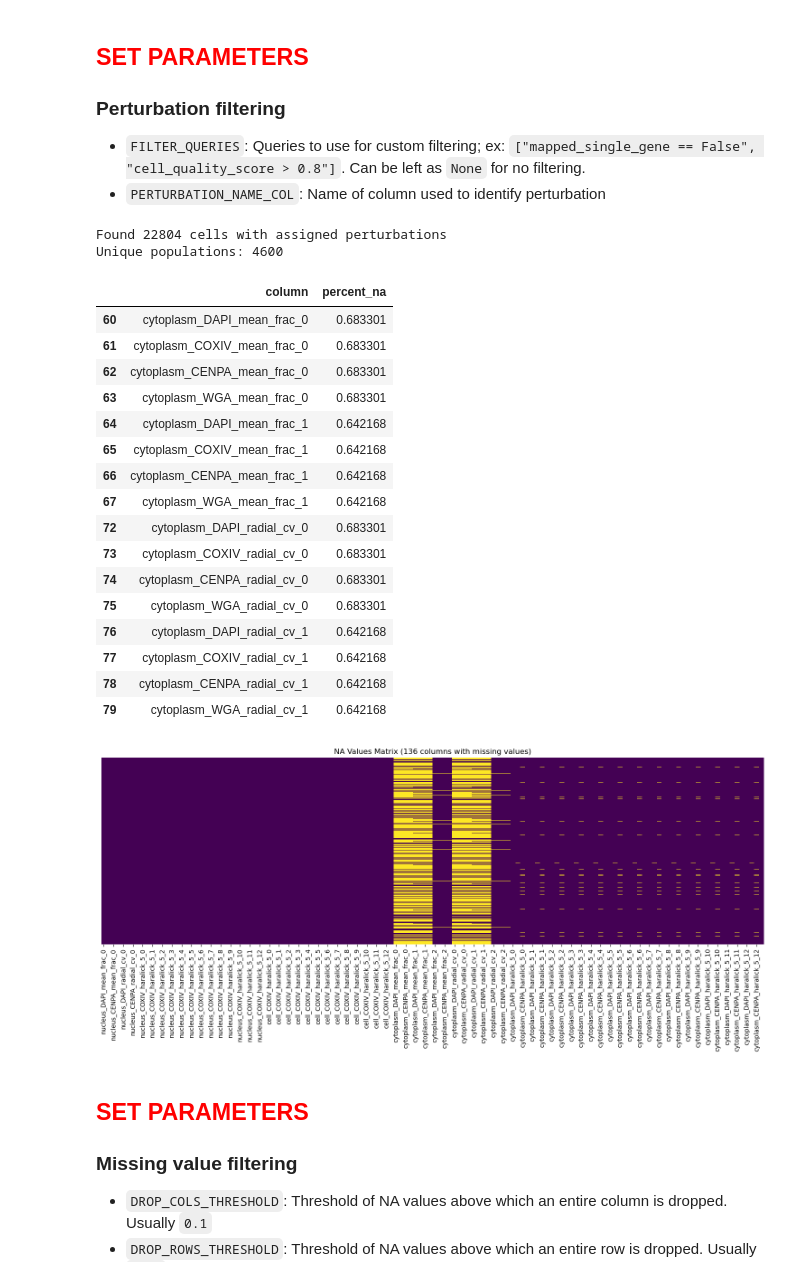
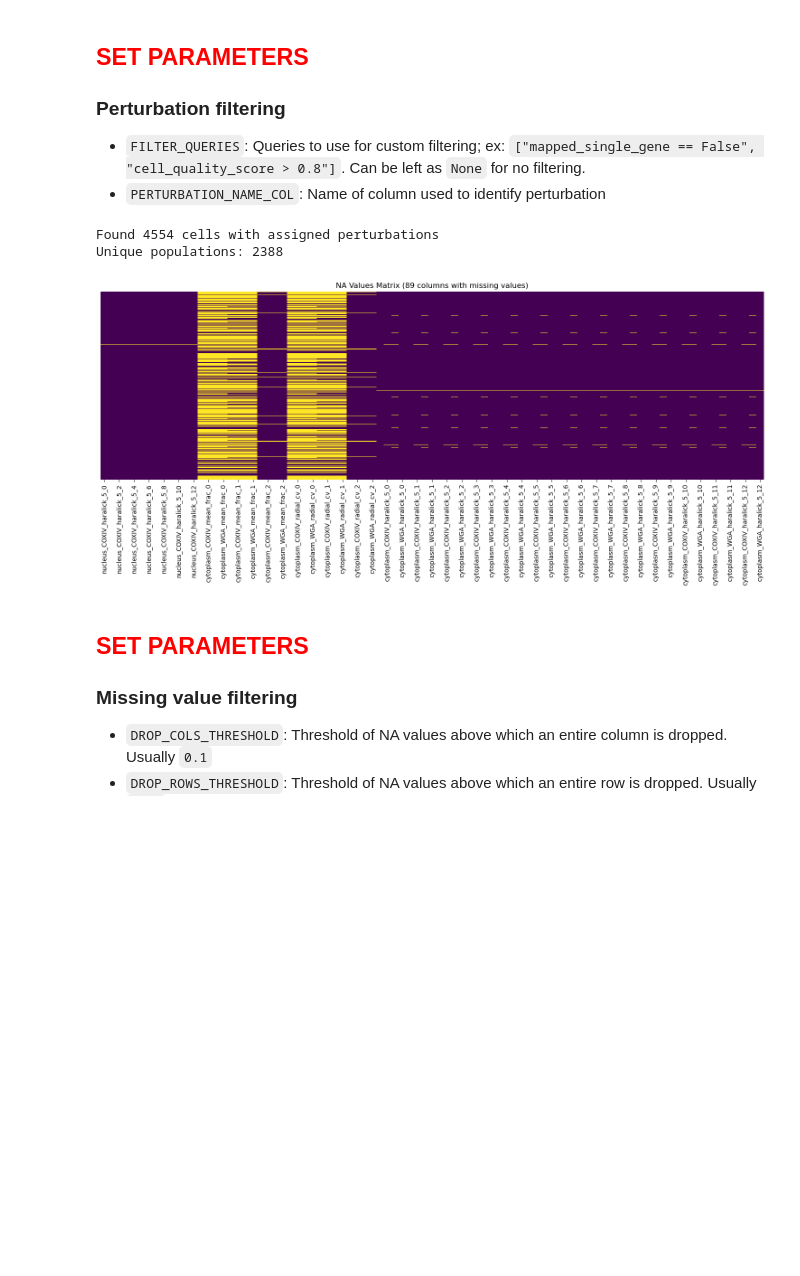
Before and after one commit to cheeseman-lab/brieflow-analysis, a Jupyter notebook: analysis/7.configure_aggregate_params.ipynb, the cells around one changed output. Drawn from its saved outputs; the diff is of its cells as text; code cells hidden in the pictures; blank space fills up the shorter version.

Commit message:
use updated cell splitting

```diff
--- a/analysis/7.configure_aggregate_params.ipynb
+++ b/analysis/7.configure_aggregate_params.ipynb
@@ -106,11 +85,0 @@ First 20 columns; use to set parameters below.
-# %%
-metadata_cols = pd.read_csv("/lab/barcheese01/rkern/aggregate_overhaul/brieflow-analysis/analysis/config/cell_data_metadata_cols.tsv", sep="\t")
-
-def split_cell_data(cell_data, metadata_cols):
-    """
-    Splits the cell data into metadata and features.
-    """
-
-    metadata = cell_data[metadata_cols]
-    features = cell_data.drop(columns=metadata_cols)
-    return metadata, features
@@ -116,0 +153,5 @@ def split_cell_data(cell_data, metadata_cols):
+# %%
+pd.Series(METADATA_COLS).to_csv(METADATA_COLS_FP, index=False, header=False, sep="\t")
+
+metadata, features = split_cell_data(cell_data, METADATA_COLS)
+print(metadata.shape, features.shape)
@@ -147,23 +182,24 @@ import numpy as np
 # %%
-classifier = CellClassifier.load(CLASSIFIER_PATH)
-cell_data = classifier.classify_cells(cell_data, FIRST_FEATURE)
+# classifier = CellClassifier().load(CLASSIFIER_PATH)
+classifier = NaiveMitoticClassifier()
+metadata = classifier.classify_cells(metadata, features)
 
 # Create config var for cell classes
-CELL_CLASSES = list(cell_data["class"].unique())
+CELL_CLASSES = list(metadata["class"].unique())
 
 # Show cell class counts and distribution
 print("Cell class counts:")
-print(cell_data["class"].value_counts())
+print(metadata["class"].value_counts())
 
 print("\nCell class confidences:")
-cell_data["confidence"].hist()
+metadata["confidence"].hist()
 plt.show()
 
 # Gemerate aggregate wildcard combos
 MERGE_COMBO_FP = Path(config["merge"]["merge_combo_fp"])
 merge_wildcard_combos = pd.read_csv(MERGE_COMBO_FP, sep="\t")
 
-cell_classes = list(cell_data["class"].unique()) + ["all"]
+cell_classes = list(metadata["class"].unique()) + ["all"]
 aggregate_wildcard_combos = merge_wildcard_combos.loc[
     merge_wildcard_combos.index.repeat(len(cell_classes))
 ].reset_index(drop=True)
@@ -262,37 +298,21 @@ Split cell data summary:
 # %%
 FILTER_QUERIES = None
 PERTURBATION_NAME_COL = "gene_symbol_0"
 
-query_filtered = query_filter(cell_data, FILTER_QUERIES)
+metadata, features = query_filter(metadata, features, FILTER_QUERIES)
 
-perturbation_filtered = perturbation_filter(
-    cell_data, PERTURBATION_NAME_COL
+metadata, features = perturbation_filter(
+    metadata, features, PERTURBATION_NAME_COL
 )
-print(f"Unique populations: {perturbation_filtered[PERTURBATION_NAME_COL].nunique()}")
+print(f"Unique populations: {metadata[PERTURBATION_NAME_COL].nunique()}")
 
-sumamry_df, fig = nas_summary(perturbation_filtered)
+sumamry_df, fig = nas_summary(features)
 sumamry_df[sumamry_df["percent_na"] > 0.1]
+plt.show()
 # %% [output]
-Found 22804 cells with assigned perturbations
-Unique populations: 4600
+Found 4554 cells with assigned perturbations
+Unique populations: 2388
-|  | column | percent_na |
-| 60 | cytoplasm_DAPI_mean_frac_0 | 0.683301 |
-| 61 | cytoplasm_COXIV_mean_frac_0 | 0.683301 |
-| 62 | cytoplasm_CENPA_mean_frac_0 | 0.683301 |
-| 63 | cytoplasm_WGA_mean_frac_0 | 0.683301 |
-| 64 | cytoplasm_DAPI_mean_frac_1 | 0.642168 |
-| 65 | cytoplasm_COXIV_mean_frac_1 | 0.642168 |
-| 66 | cytoplasm_CENPA_mean_frac_1 | 0.642168 |
-| 67 | cytoplasm_WGA_mean_frac_1 | 0.642168 |
-| 72 | cytoplasm_DAPI_radial_cv_0 | 0.683301 |
-| 73 | cytoplasm_COXIV_radial_cv_0 | 0.683301 |
-| 74 | cytoplasm_CENPA_radial_cv_0 | 0.683301 |
-| 75 | cytoplasm_WGA_radial_cv_0 | 0.683301 |
-| 76 | cytoplasm_DAPI_radial_cv_1 | 0.642168 |
-| 77 | cytoplasm_COXIV_radial_cv_1 | 0.642168 |
-| 78 | cytoplasm_CENPA_radial_cv_1 | 0.642168 |
-| 79 | cytoplasm_WGA_radial_cv_1 | 0.642168 |
-[figure, old version]
+[figure, new version]
 # %% [markdown]
 ## <font color='red'>SET PARAMETERS</font>
 
```
Also changed, not shown: parts of 15 cells of this notebook, 2 other files.
